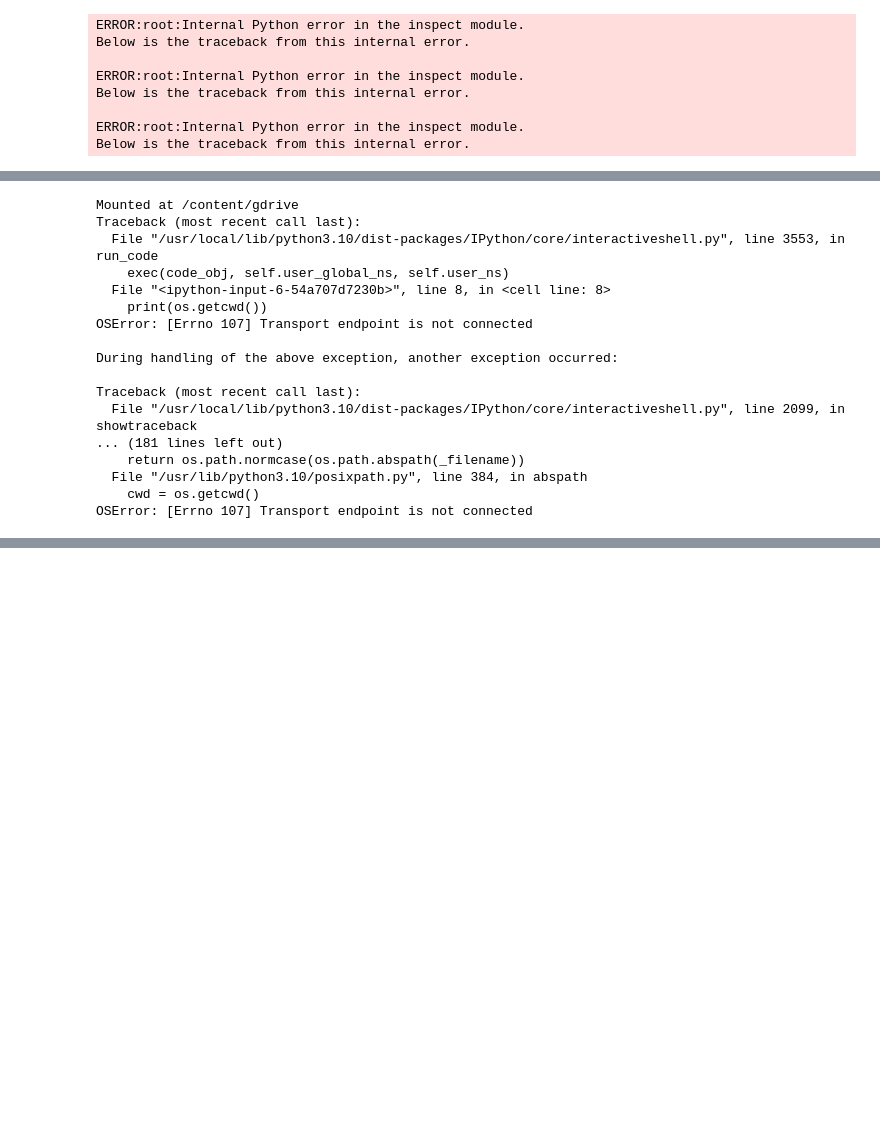
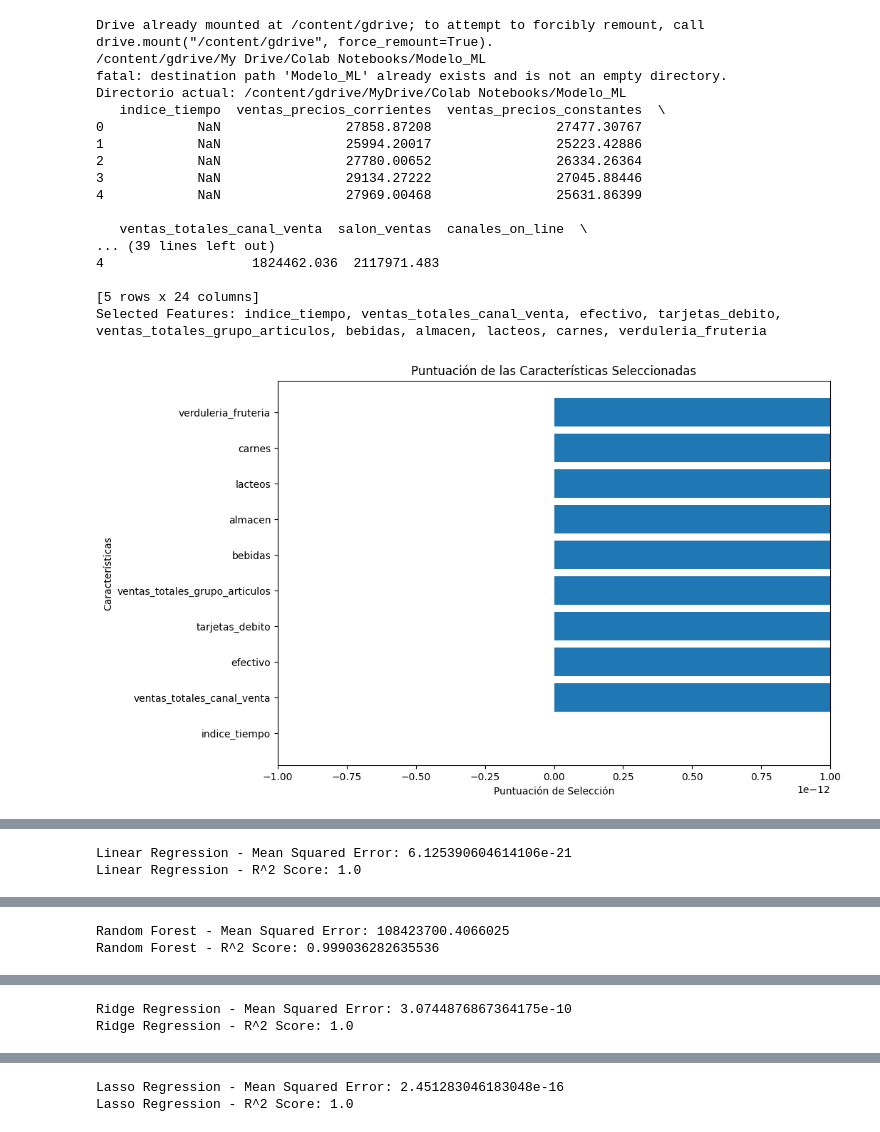
Before and after one commit to luida-M/Modelo_ML, a Jupyter notebook: Proyecto_ParteIII+Medina_Tenorio.ipynb, the cells around one changed output, grey strips where cells are left out. Saved outputs shown, nothing was run; the diff lists cells and outputs as text; code cells hidden in the pictures; blank space fills up the shorter version.

```diff
--- a/Proyecto_ParteIII+Medina_Tenorio.ipynb
+++ b/Proyecto_ParteIII+Medina_Tenorio.ipynb
@@ -1,15 +1,13 @@
 # %% [markdown]
 <a href="https://colab.research.google.com/github/luida-M/Modelo_ML/blob/main/Proyecto_ParteIII%2BMedina_Tenorio.ipynb" target="_parent"><img src="https://colab.research.google.com/assets/colab-badge.svg" alt="Open In Colab"/></a>
 # %%
-#from google.colab import drive
-#drive.mount('/content/drive', force_remount=True)
 # 1. Configuración Inicial
 from google.colab import drive
 import os
 drive.mount('/content/gdrive')
 # Establecer ruta de acceso en drive
 print(os.getcwd())
-os.chdir("/content/gdrive/My Drive")
+os.chdir("/content/gdrive/MyDrive/Colab Notebooks")
 
 import pandas as pd
 import numpy as np
@@ -23,35 +21,33 @@ import gspread
 from google.auth import default
 from google.colab import auth
 from sklearn.impute import SimpleImputer
-from google.colab import drive
 
 # Autenticación con Google
 auth.authenticate_user()
 creds, _ = default()
 gc = gspread.authorize(creds)
 
-# Configurar Git
+# Configuración de Git (corregida)
 !git config --global user.email "luidamedina@gmail.com"
 !git config --global user.name "Luida Medina"
 
-# Clonar el repositorio
+#Clonar el repositorio (corregido)
 !git clone https://github.com/luida-M/Modelo_ML.git
-%cd Modelo_ML
 
-# 2. Carga de Datos
-file_name = 'ventas-totales-supermercados-2'  # Nombre del archivo de Google Sheets
+# Cambiar al directorio del repositorio clonado
+os.chdir("Modelo_ML")
+print("Directorio actual:", os.getcwd())
+
+
+# 2. Carga de Datos desde Google Sheets
+file_name = 'ventas-totales-supermercados-2'
 
 try:
-    # Abrir la hoja de cálculo por nombre
     sheet = gc.open(file_name).sheet1
-    # Obtener todos los datos de la hoja como una lista de listas
     data = sheet.get_all_values()
-    # Convertir la lista de listas a un DataFrame de Pandas
     df = pd.DataFrame(data[1:], columns=data[0])
-    # Convertir todas las columnas numéricas a tipo de datos numérico
     for col in df.columns:
         df[col] = pd.to_numeric(df[col], errors='coerce')
-    # Manejar valores faltantes (opcional, dependiendo de tu estrategia)
     df.fillna(df.mean(), inplace=True)
 except gspread.SpreadsheetNotFound:
     print(f"No se encontró el archivo '{file_name}' en Google Sheets. Asegúrate de que el nombre sea correcto.")
@@ -131,40 +127,51 @@ if 'df' in locals():
     plt.barh(list(results.keys()), mse_values, color='skyblue')
     plt.xlabel('Mean Squared Error (MSE)')
     plt.title('Comparación de MSE entre Algoritmos')
 
     plt.subplot(1, 2, 2)
     plt.barh(list(results.keys()), r2_values, color='lightgreen')
     plt.xlabel('R^2 Score')
     plt.title('Comparación de R^2 entre Algoritmos')
 
     plt.tight_layout()
     plt.show()
 
     # 7. Generación de Conclusiones
     mejores_resultados = sorted(results.items(), key=lambda x: x[1]["MSE"])[0]
     mejor_algoritmo = mejores_resultados[0]
     mejor_mse = mejores_resultados[1]["MSE"]
     mejor_r2 = mejores_resultados[1]["R2"]
 
     conclusiones = f"""
     1. Las características seleccionadas para el modelo son: {', '.join(selected_features)}.
     2. El mejor algoritmo de regresión fue {mejor_algoritmo}, con un error cuadrático medio (MSE) de {mejor_mse} y un R^2 Score de {mejor_r2}.
     3. Las características seleccionadas han mostrado ser relevantes para predecir 'ventas_precios_corrientes'.
     4. Se recomienda utilizar el algoritmo {mejor_algoritmo} para predicciones futuras, ya que presentó el mejor desempeño en términos de MSE y R^2 Score.
     """
     print(conclusiones)
+
+    # Subir cambios a GitHub
+    !git add .
+    !git commit -m "Análisis de datos y comparación de varios algoritmos de regresión"
+    !git push origin main
 else:
     print("No se puede proceder con el análisis ya que el archivo no se cargó correctamente.")
-
-    # Subir cambios a GitHub
-    !git add . !git commit -m "Análisis de datos y comparación de varios algoritmos de regresión"
-    !git push origin main
 # %% [output]
-ERROR:root:Internal Python error in the inspect module.
-Below is the traceback from this internal error.
+Drive already mounted at /content/gdrive; to attempt to forcibly remount, call drive.mount("/content/gdrive", force_remount=True).
+/content/gdrive/My Drive/Colab Notebooks/Modelo_ML
+fatal: destination path 'Modelo_ML' already exists and is not an empty directory.
+Directorio actual: /content/gdrive/MyDrive/Colab Notebooks/Modelo_ML
+   indice_tiempo  ventas_precios_corrientes  ventas_precios_constantes  \
+0            NaN                27858.87208                27477.30767
+1            NaN                25994.20017                25223.42886
+2            NaN                27780.00652                26334.26364
+3            NaN                29134.27222                27045.88446
+4            NaN                27969.00468                25631.86399
 
-ERROR:root:Internal Python error in the inspect module.
-Below is the traceback from this internal error.
+   ventas_totales_canal_venta  salon_ventas  canales_on_line  \
+... (39 lines left out)
+4                   1824462.036  2117971.483
 
-ERROR:root:Internal Python error in the inspect module.
-Below is the traceback from this internal error.
+[5 rows x 24 columns]
+Selected Features: indice_tiempo, ventas_totales_canal_venta, efectivo, tarjetas_debito, ventas_totales_grupo_articulos, bebidas, almacen, lacteos, carnes, verduleria_fruteria
+[figure, added]
@@ -171,17 +179,2 @@ Below is the traceback from this internal error.
-Mounted at /content/gdrive
-Traceback (most recent call last):
-  File "/usr/local/lib/python3.10/dist-packages/IPython/core/interactiveshell.py", line 3553, in run_code
-    exec(code_obj, self.user_global_ns, self.user_ns)
-  File "<ipython-input-6-54a707d7230b>", line 8, in <cell line: 8>
-    print(os.getcwd())
-OSError: [Errno 107] Transport endpoint is not connected
-
-During handling of the above exception, another exception occurred:
-
-Traceback (most recent call last):
-  File "/usr/local/lib/python3.10/dist-packages/IPython/core/interactiveshell.py", line 2099, in showtraceback
-... (181 lines left out)
-    return os.path.normcase(os.path.abspath(_filename))
-  File "/usr/lib/python3.10/posixpath.py", line 384, in abspath
-    cwd = os.getcwd()
-OSError: [Errno 107] Transport endpoint is not connected
+Linear Regression - Mean Squared Error: 6.125390604614106e-21
+Linear Regression - R^2 Score: 1.0
@@ -187,0 +182,2 @@ OSError: [Errno 107] Transport endpoint is not connected
+Random Forest - Mean Squared Error: 108423700.4066025
+Random Forest - R^2 Score: 0.999036282635536
@@ -187,0 +185,2 @@ OSError: [Errno 107] Transport endpoint is not connected
+Ridge Regression - Mean Squared Error: 3.0744876867364175e-10
+Ridge Regression - R^2 Score: 1.0
@@ -187,0 +188,2 @@ OSError: [Errno 107] Transport endpoint is not connected
+Lasso Regression - Mean Squared Error: 2.451283046183048e-16
+Lasso Regression - R^2 Score: 1.0
```
Also changed, not shown: parts of 1 cell of this notebook.
